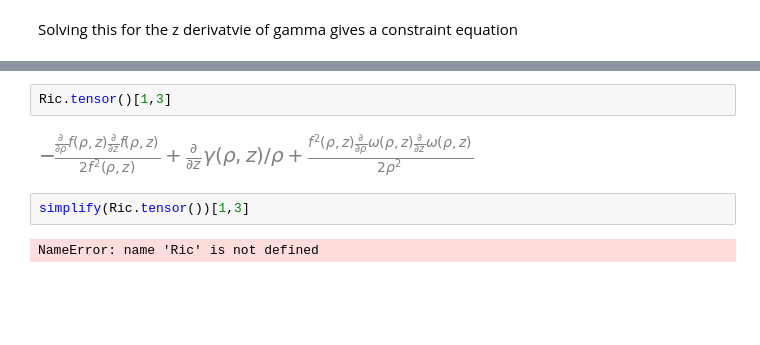
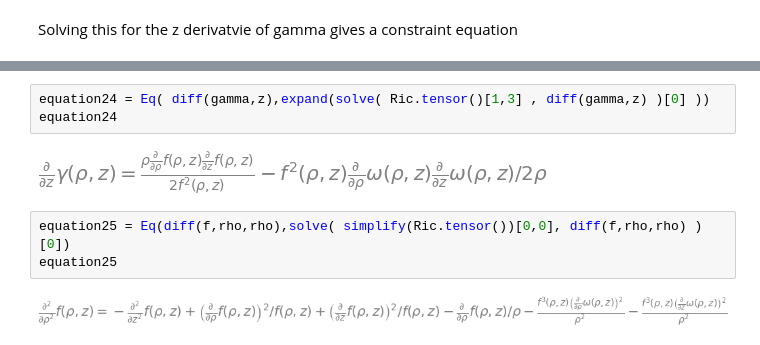
Before and after one commit to GeoffCope/General_Relativity_Python, a Jupyter notebook: Deconstructing_Frame_Dragging_by_Herrera.ipynb, the cells around one changed output, grey strips where cells are left out. Cells and saved outputs as stored; diff of their text form; blank space fills up the shorter version.

```diff
--- a/Deconstructing_Frame_Dragging_by_Herrera.ipynb
+++ b/Deconstructing_Frame_Dragging_by_Herrera.ipynb
@@ -149,8 +172,10 @@ Solving this for the z derivatvie of gamma gives a constraint equation
 # %%
-Ric.tensor()[1,3]
+equation24 = Eq( diff(gamma,z),expand(solve( Ric.tensor()[1,3] , diff(gamma,z) )[0] ))
+equation24
 # %% [output]
-[figure, old version]
+[figure, new version]
-# %%
-simplify(Ric.tensor())[1,3]
-# %% [output]
-NameError: name 'Ric' is not defined
+# %%
+equation25 = Eq(diff(f,rho,rho),solve( simplify(Ric.tensor())[0,0], diff(f,rho,rho) )[0])
+equation25
+# %% [output]
+[figure, added]
```
Also changed, not shown: parts of 8 cells of this notebook, 11 other files.
